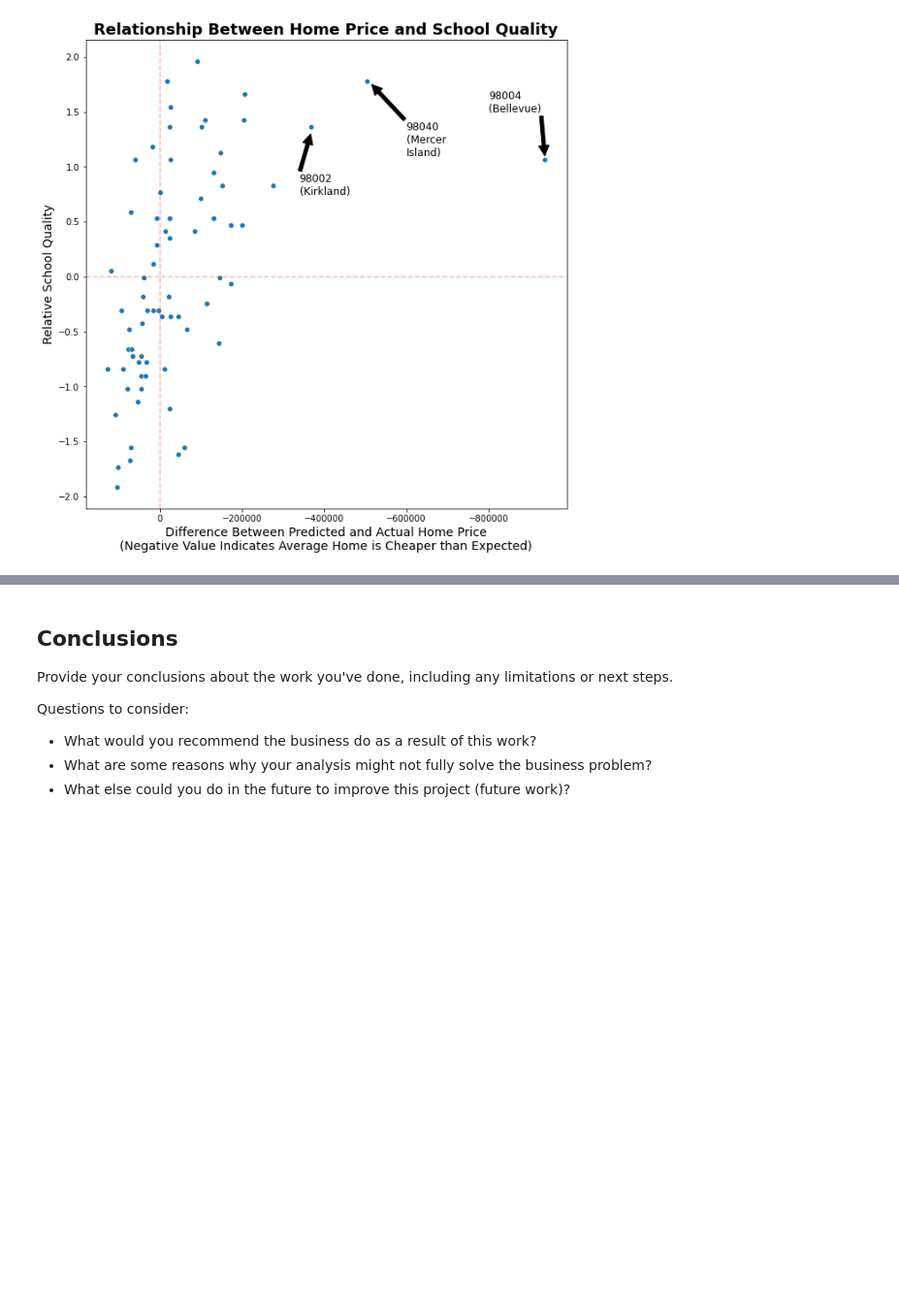
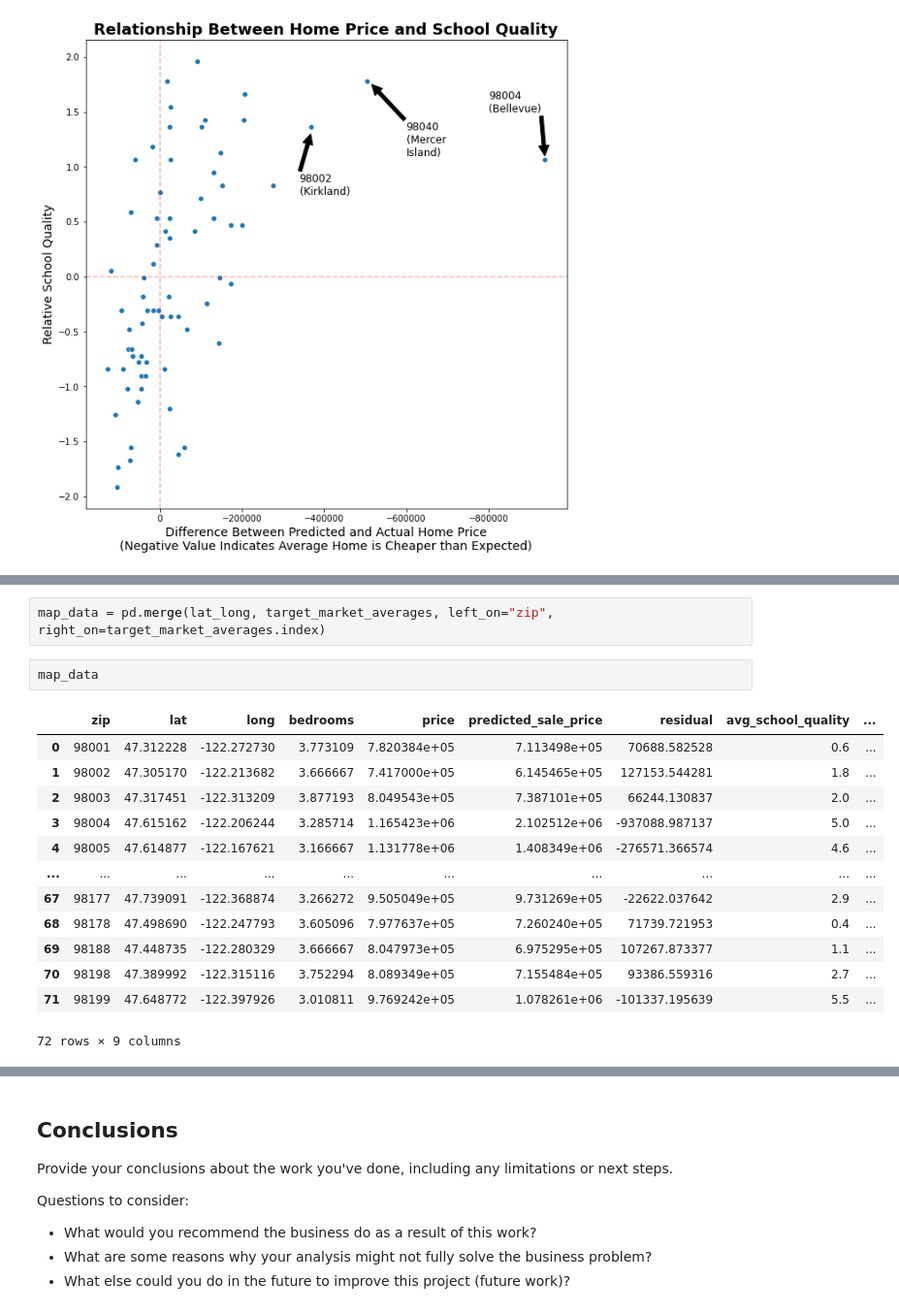
Before and after one commit to emgerber88/Kings-County-Real-Estate-analysis-NAEG, a Jupyter notebook: King_County_Analysis_Notebook.ipynb, the cells around one changed output, grey strips where cells are left out. Shown: that part at 97% size. Saved outputs shown, nothing was run; the diff lists cells and outputs as text; blank space fills up the shorter version.

```diff
--- a/King_County_Analysis_Notebook.ipynb
+++ b/King_County_Analysis_Notebook.ipynb
@@ -1364,0 +1384,18 @@ ax.annotate('98002\n(Kirkland)',  \
+# %%
+map_data = pd.merge(lat_long, target_market_averages, left_on="zip", right_on=target_market_averages.index)
+# %%
+map_data
+# %% [output]
+|  | zip | lat | long | bedrooms | price | predicted_sale_price | residual | avg_school_quality | ... |
+| 0 | 98001 | 47.312228 | -122.272730 | 3.773109 | 7.820384e+05 | 7.113498e+05 | 70688.582528 | 0.6 | ... |
+| 1 | 98002 | 47.305170 | -122.213682 | 3.666667 | 7.417000e+05 | 6.145465e+05 | 127153.544281 | 1.8 | ... |
+| 2 | 98003 | 47.317451 | -122.313209 | 3.877193 | 8.049543e+05 | 7.387101e+05 | 66244.130837 | 2.0 | ... |
+| 3 | 98004 | 47.615162 | -122.206244 | 3.285714 | 1.165423e+06 | 2.102512e+06 | -937088.987137 | 5.0 | ... |
+| 4 | 98005 | 47.614877 | -122.167621 | 3.166667 | 1.131778e+06 | 1.408349e+06 | -276571.366574 | 4.6 | ... |
+| ... | ... | ... | ... | ... | ... | ... | ... | ... | ... |
+| 67 | 98177 | 47.739091 | -122.368874 | 3.266272 | 9.505049e+05 | 9.731269e+05 | -22622.037642 | 2.9 | ... |
+| 68 | 98178 | 47.498690 | -122.247793 | 3.605096 | 7.977637e+05 | 7.260240e+05 | 71739.721953 | 0.4 | ... |
+| 69 | 98188 | 47.448735 | -122.280329 | 3.666667 | 8.047973e+05 | 6.975295e+05 | 107267.873377 | 1.1 | ... |
+| 70 | 98198 | 47.389992 | -122.315116 | 3.752294 | 8.089349e+05 | 7.155484e+05 | 93386.559316 | 2.7 | ... |
+| 71 | 98199 | 47.648772 | -122.397926 | 3.010811 | 9.769242e+05 | 1.078261e+06 | -101337.195639 | 5.5 | ... |
+72 rows × 9 columns
```
Also changed, not shown: parts of 19 cells of this notebook.
